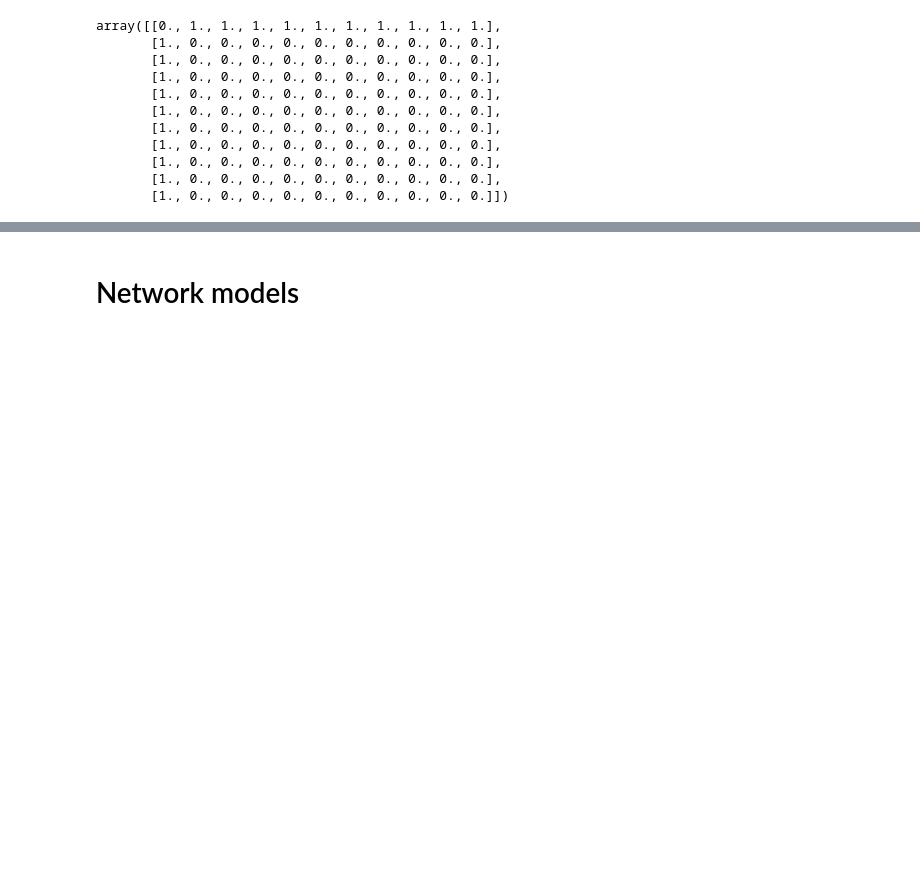
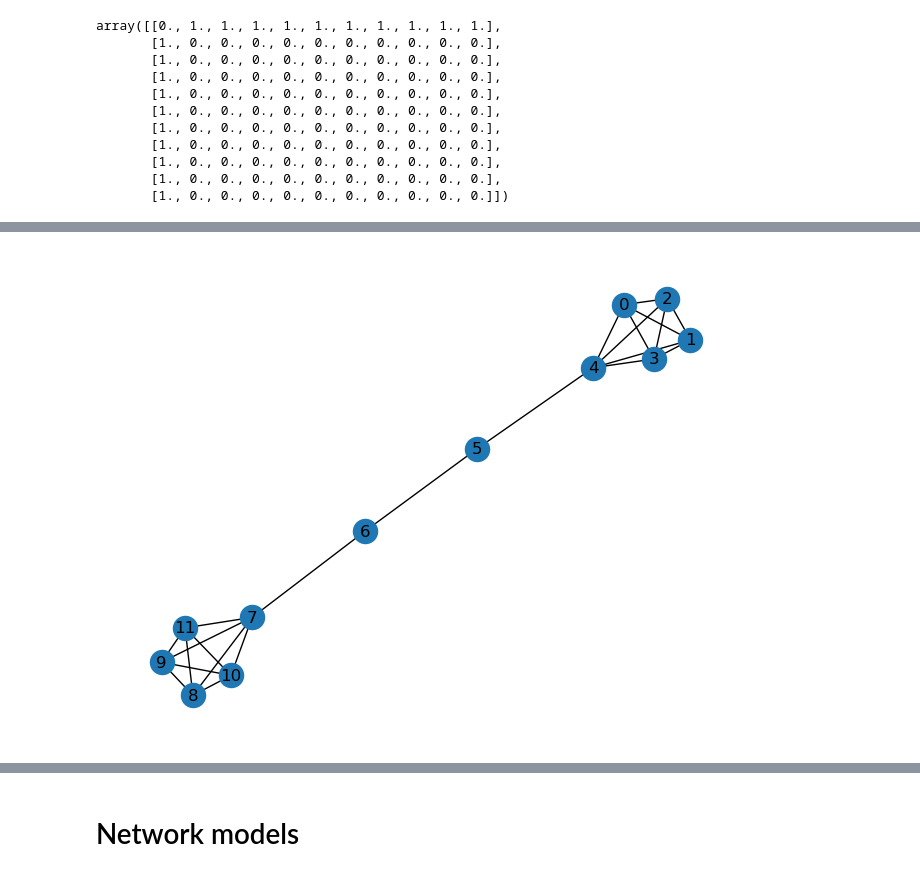
Before and after one commit to lo-hfk/proper-graph-scoring-rules, a Jupyter notebook: examples/NodeSelectionExamples2.ipynb, the cells around one changed output, grey strips where cells are left out. Cells and saved outputs as stored; diff of their text form; code cells hidden in the pictures; blank space fills up the shorter version.

```diff
--- a/examples/NodeSelectionExamples2.ipynb
+++ b/examples/NodeSelectionExamples2.ipynb
@@ -146,0 +152,2 @@ plt.show()
+# %%
+G = nx.barbell_graph(5, 2)
@@ -146,0 +178,4 @@ plt.show()
+# %%
+nx.draw(G, pos = nx.spring_layout(G), with_labels=True)
+# %% [output]
+[figure, added]
```
Also changed, not shown: parts of 41 cells of this notebook, 3 other files.
